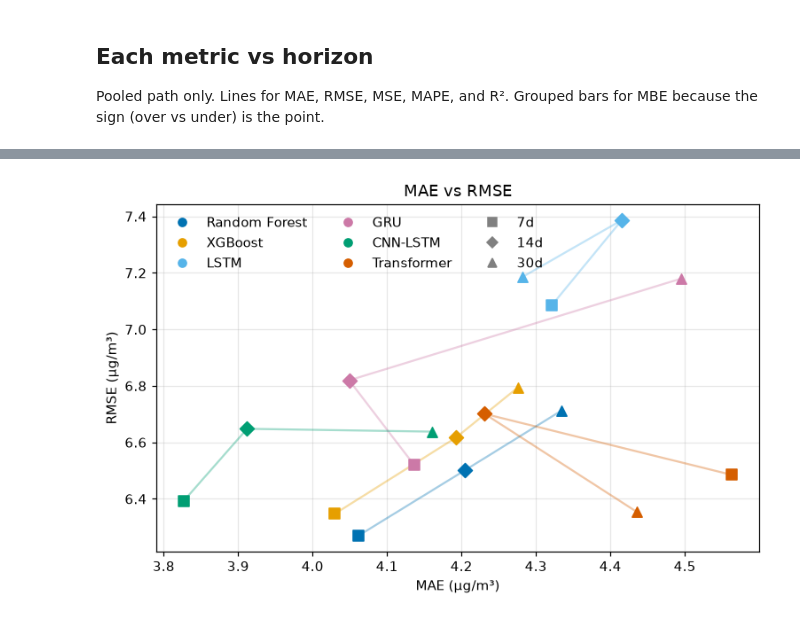
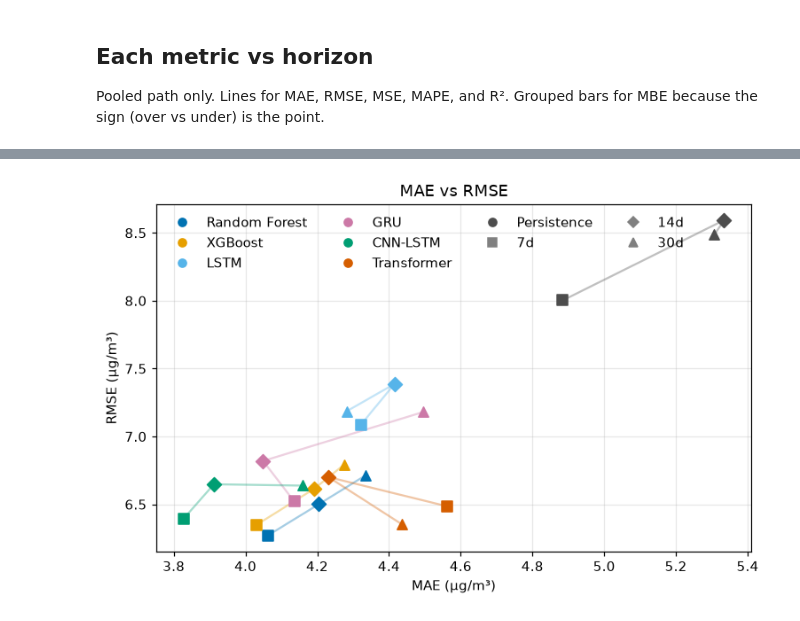
Before and after one commit to Masters-Paper-Forecasting/code, a Jupyter notebook: model_training/pooled_path_comparison_plots.ipynb, the cells around one changed output, grey strips where cells are left out. Cells and saved outputs as stored; diff of their text form; code cells hidden in the pictures.

```diff
--- a/model_training/pooled_path_comparison_plots.ipynb
+++ b/model_training/pooled_path_comparison_plots.ipynb
@@ -23,6 +23,7 @@ PREFERRED = [
     "GRU",
     "CNN-LSTM",
     "Transformer",
+    "Persistence",
 ]
 COLORS = {
     "Random Forest": "#0072B2",
@@ -31,6 +32,7 @@ COLORS = {
     "GRU": "#CC79A7",
     "CNN-LSTM": "#009E73",
     "Transformer": "#D55E00",
+    "Persistence": "#4D4D4D",
 }
 HORIZONS = [7, 14, 30]
 MARKERS = {7: "s", 14: "D", 30: "^"}
@@ -156,32 +170,32 @@ grouped_bars("MAE", "µg/m³", "lower is better")
 # %%
 fig, ax = plt.subplots(figsize=(7, 4.5))
 for model in MODELS:
     sub = path[path["Model"] == model]
     ax.plot(sub["MAE"], sub["RMSE"], color=COLORS[model], alpha=0.35)
     for _, row in sub.iterrows():
         ax.scatter(
             row["MAE"],
             row["RMSE"],
             color=COLORS[model],
             marker=MARKERS[int(row["Horizon_Days"])],
             s=55,
             zorder=3,
         )
 handles = [
     plt.Line2D([0], [0], color=COLORS[m], marker="o", linestyle="", label=m)
     for m in MODELS
 ] + [
     plt.Line2D([0], [0], color="grey", marker=mk, linestyle="", label=f"{h}d")
     for h, mk in MARKERS.items()
 ]
 ax.set_xlabel("MAE (µg/m³)")
 ax.set_ylabel("RMSE (µg/m³)")
 ax.set_title("MAE vs RMSE")
-ax.legend(handles=handles, frameon=False, ncol=3)
+ax.legend(handles=handles, frameon=False, ncol=4)
 fig.tight_layout()
 plt.show()
 # %% [output]
-[figure, old version]
+[figure, new version]
 # %%
 fig, ax = plt.subplots(figsize=(8, 4.2))
 for model in MODELS:
```
Also changed, not shown: parts of 17 cells of this notebook, 6 other files.
